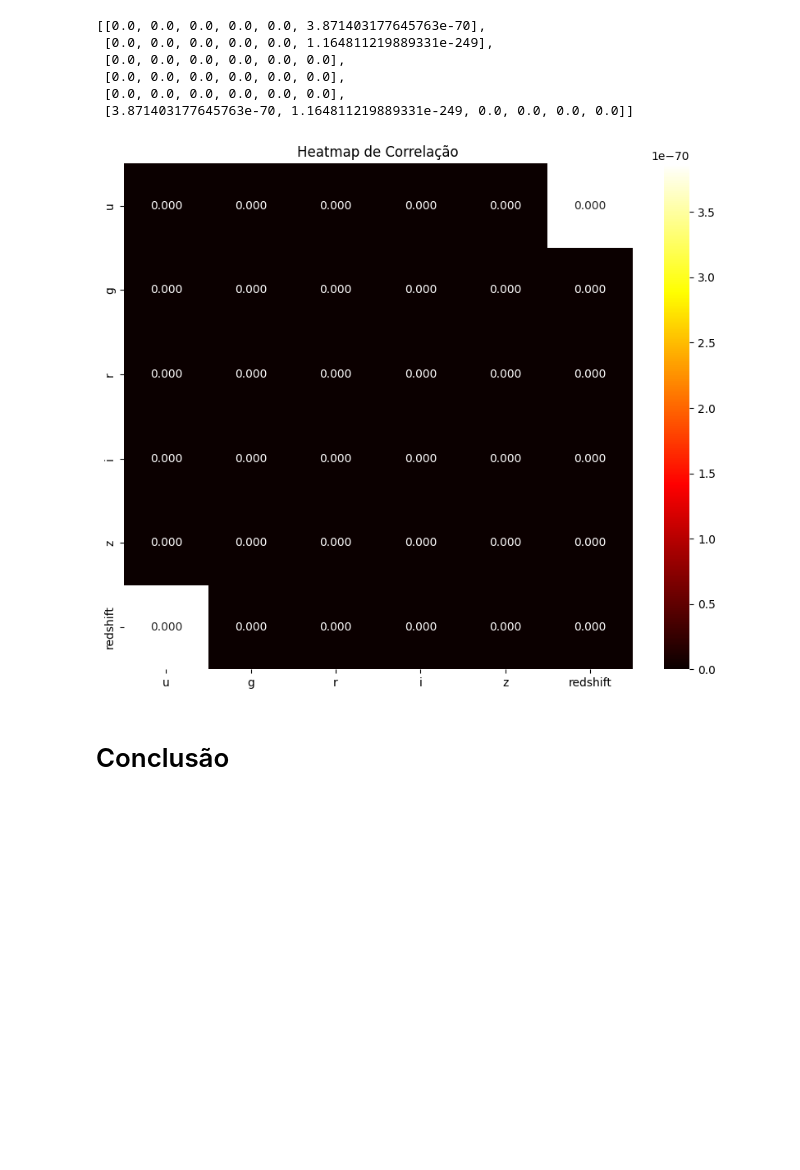
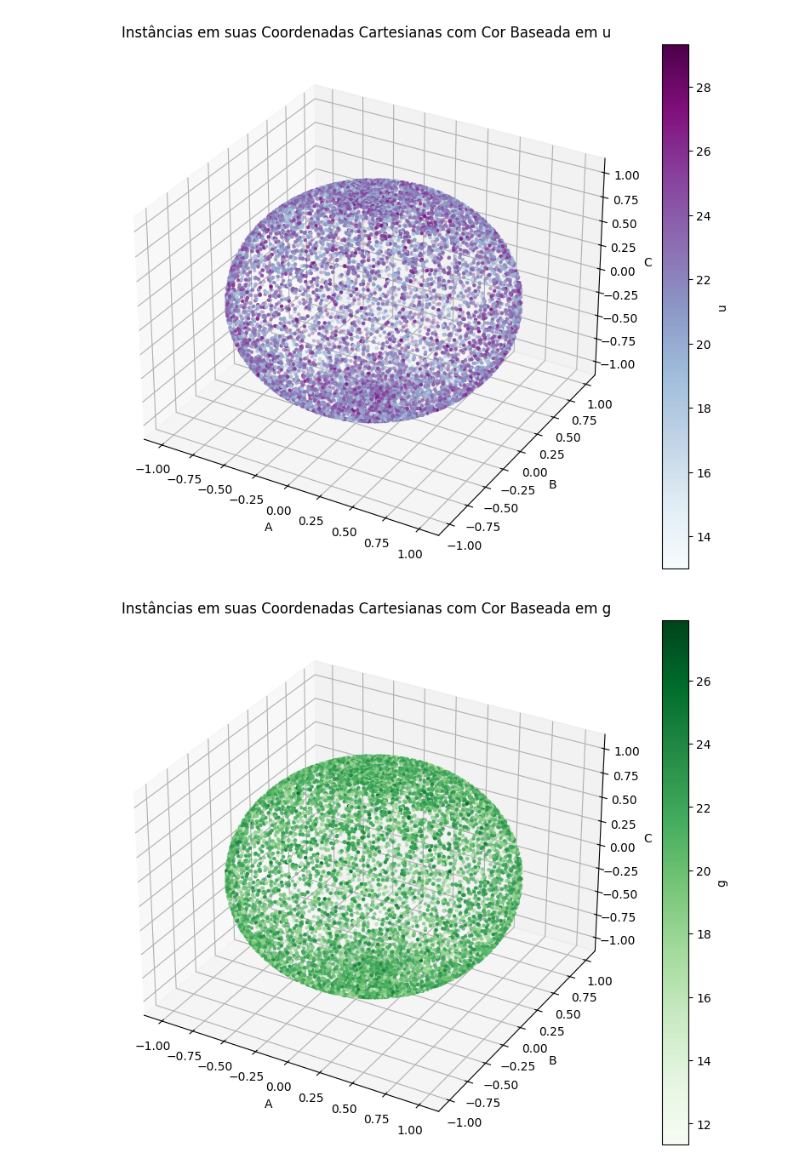
Before and after one commit to felmateos/stellar-classification-SDSS17, a Jupyter notebook: exploratory_analysis/exploratory_analysis_FC.ipynb, the cells around one changed output. Drawn from its saved outputs; the diff is of its cells as text; code cells hidden in the pictures; blank space fills up the shorter version.

```diff
--- a/exploratory_analysis/exploratory_analysis_FC.ipynb
+++ b/exploratory_analysis/exploratory_analysis_FC.ipynb
@@ -31,2 +76,2 @@ Já o delta possui valores negativos, logo só pode se referir à declinação.
 # %%
-X = df[['alpha', 'delta','z', 'u', 'g', 'r', 'i', 'redshift', 'a', 'b', 'c']]
+colors = ['u', 'g', 'r', 'i', 'z', 'redshift']
@@ -76,18 +78,8 @@ while i < len(light_cols):
-# %%
-p_value_mat
-# %% [output]
-[[0.0, 0.0, 0.0, 0.0, 0.0, 3.871403177645763e-70],
- [0.0, 0.0, 0.0, 0.0, 0.0, 1.164811219889331e-249],
- [0.0, 0.0, 0.0, 0.0, 0.0, 0.0],
- [0.0, 0.0, 0.0, 0.0, 0.0, 0.0],
- [0.0, 0.0, 0.0, 0.0, 0.0, 0.0],
- [3.871403177645763e-70, 1.164811219889331e-249, 0.0, 0.0, 0.0, 0.0]]
-# %%
-plt.figure(figsize=(10, 8))
-sns.heatmap(p_value_mat, annot=True, cmap='hot', fmt=".3f", xticklabels=light_cols, yticklabels=light_cols)
-plt.title('Heatmap de Correlação')
-plt.show()
-# %% [output]
-[figure, removed]
-# %% [markdown]
-# Conclusão
+# %%
+cmaps = ['BuPu', 'Greens', 'Reds', 'YlOrRd', 'OrRd']
+
+for c1, c2 in zip(colors, cmaps):
+    celestial_sphere_plot(df, c1, color=c2)
+# %% [output]
+[figure, added]
+[figure, added]
```
Also changed, not shown: parts of 18 cells of this notebook, 3 other files.
